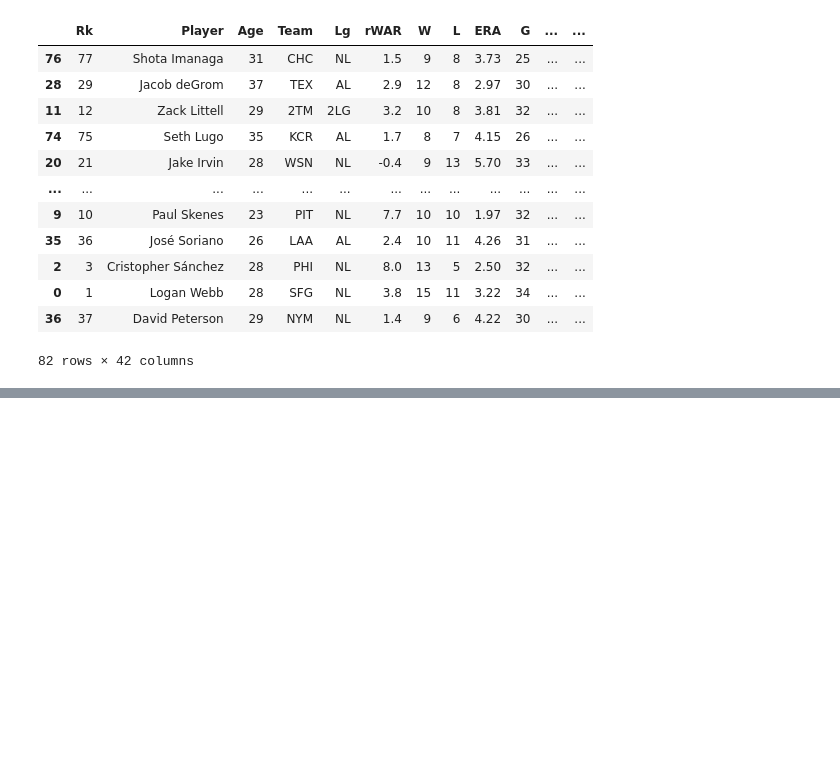
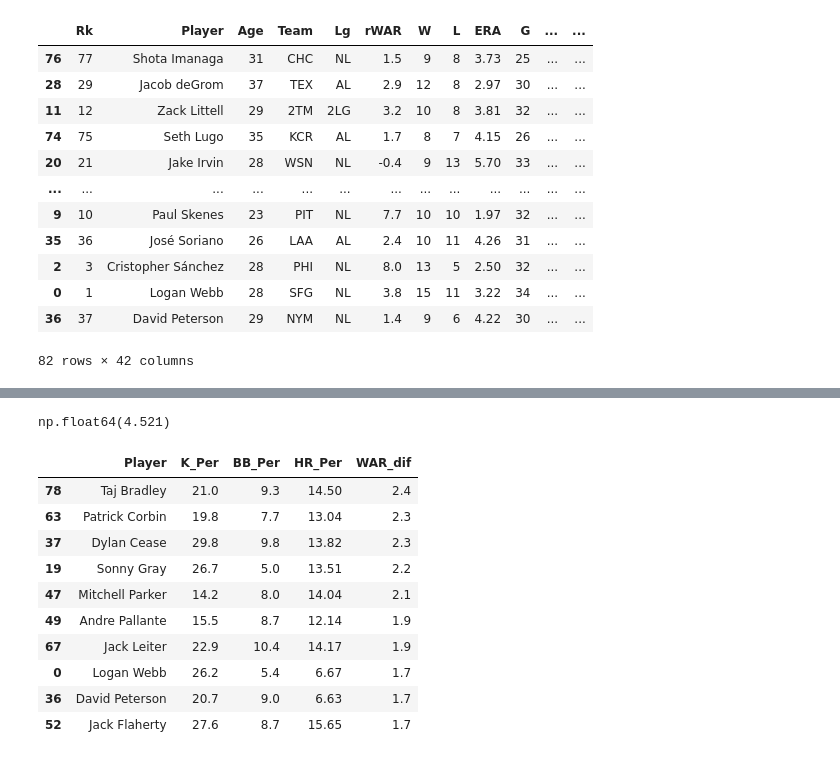
Before and after one commit to grim13t/PitcherAnalysis, a Jupyter notebook: P25R2.ipynb, the cells around one changed output, grey strips where cells are left out. Cells and saved outputs as stored; diff of their text form; code cells hidden in the pictures; blank space fills up the shorter version.

```diff
--- a/P25R2.ipynb
+++ b/P25R2.ipynb
@@ -119,0 +103,34 @@ plt.show()
+# %%
+df_starters.sort_values(by="WAR_dif",ascending=False).head(10)['ERA'].mean()#np.float64(4.521)
+df_starters.sort_values(by="WAR_dif",ascending=False).head(10)['FIP'].mean()#np.float64(3.9300000000000006)
+df_starters.sort_values(by="WAR_dif",ascending=False).head(10)['IP'].mean()#np.float64(165.93)
+
+df_starters.sort_values(by="WAR_dif",ascending=True).head(10)['ERA'].mean()#np.float64(2.9720000000000004)
+df_starters.sort_values(by="WAR_dif",ascending=True).head(10)['FIP'].mean()#np.float64(3.7129999999999996)
+df_starters.sort_values(by="WAR_dif",ascending=True).head(10)['IP'].mean()#np.float64(172.42)
+
+df_bullpen.sort_values(by="WAR_dif",ascending=False).head(10)['ERA'].mean()#np.float64(5.032)
+df_bullpen.sort_values(by="WAR_dif",ascending=False).head(10)['FIP'].mean()#np.float64(3.125)
+df_bullpen.sort_values(by="WAR_dif",ascending=False).head(10)['IP'].mean()#np.float64(72.86000000000001)
+
+df_bullpen.sort_values(by="WAR_dif",ascending=True).head(10)['ERA'].mean()#np.float64(2.7089999999999996)
+df_bullpen.sort_values(by="WAR_dif",ascending=True).head(10)['FIP'].mean()#np.float64(3.8560000000000003)
+df_bullpen.sort_values(by="WAR_dif",ascending=True).head(10)['IP'].mean()#np.float64(95.42)
+
+#结论:当 WAR_dif 极端时，本质反映的是“结果导向（bWAR）” 与 “过程导向（fWAR）” 在不同角色、不同样本规模下的系统性偏差。
+# %% [output]
+np.float64(4.521)
+# %%
+df_starters.sort_values(by="WAR_dif",ascending=False).head(10)[['Player','K_Per', 'BB_Per','HR_Per','WAR_dif']]
+# %% [output]
+|  | Player | K_Per | BB_Per | HR_Per | WAR_dif |
+| 78 | Taj Bradley | 21.0 | 9.3 | 14.50 | 2.4 |
+| 63 | Patrick Corbin | 19.8 | 7.7 | 13.04 | 2.3 |
+| 37 | Dylan Cease | 29.8 | 9.8 | 13.82 | 2.3 |
+| 19 | Sonny Gray | 26.7 | 5.0 | 13.51 | 2.2 |
+| 47 | Mitchell Parker | 14.2 | 8.0 | 14.04 | 2.1 |
+| 49 | Andre Pallante | 15.5 | 8.7 | 12.14 | 1.9 |
+| 67 | Jack Leiter | 22.9 | 10.4 | 14.17 | 1.9 |
+| 0 | Logan Webb | 26.2 | 5.4 | 6.67 | 1.7 |
+| 36 | David Peterson | 20.7 | 9.0 | 6.63 | 1.7 |
+| 52 | Jack Flaherty | 27.6 | 8.7 | 15.65 | 1.7 |
```
Also changed, not shown: parts of 7 cells of this notebook, 1 other file.
